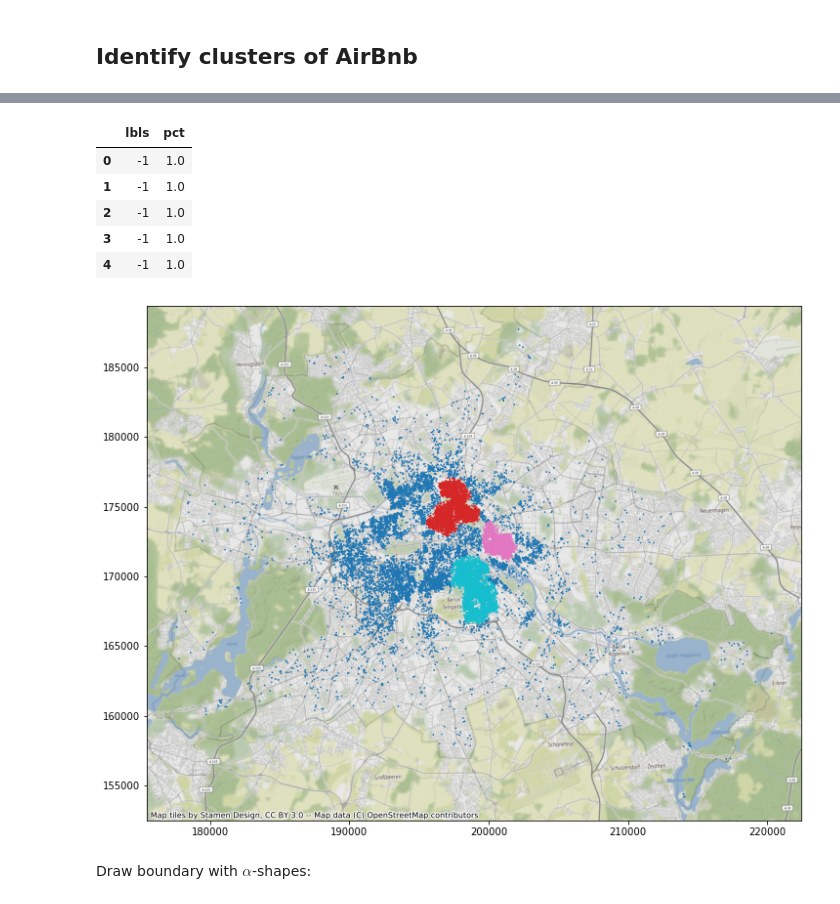
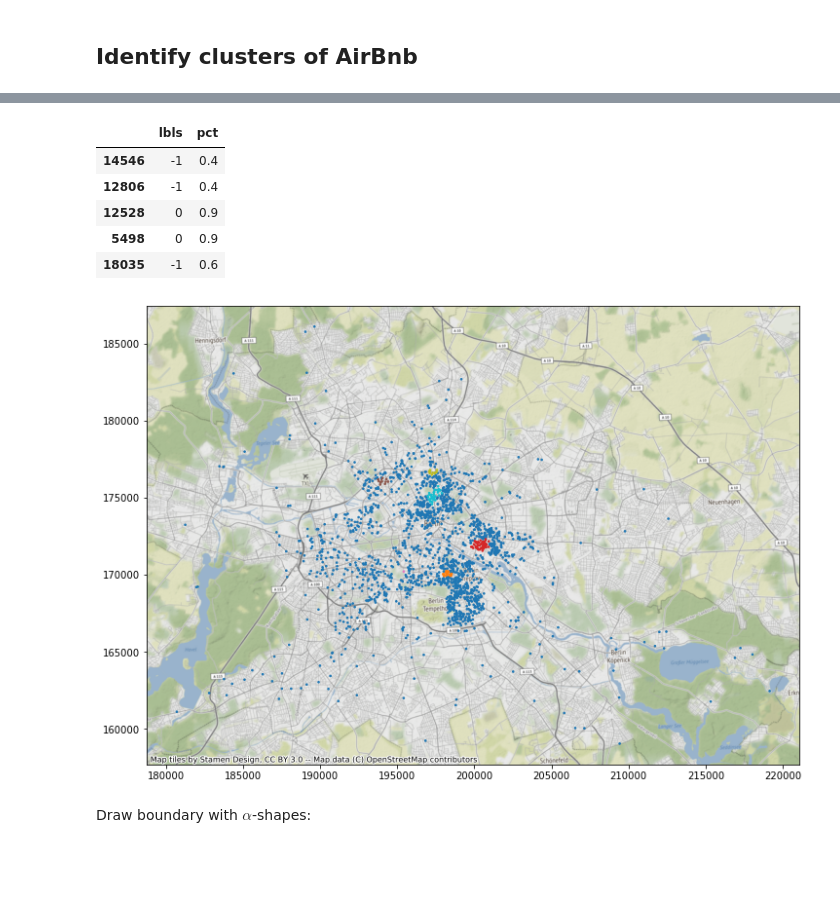
Before and after one commit to pysal/esda, a Jupyter notebook: notebooks/adbscan.ipynb, the cells around one changed output, grey strips where cells are left out. Drawn from its saved outputs; the diff is of its cells as text; code cells hidden in the pictures; blank space fills up the shorter version.

```diff
--- a/notebooks/adbscan.ipynb
+++ b/notebooks/adbscan.ipynb
@@ -27,3 +31,5 @@ tab.head(2)
+# %%
+tab = tab.sample(n=2000, random_state=1234)
 # %% [markdown]
 Convert into a `GeoDataFrame`:
 # %%
@@ -56,6 +62,6 @@ db.shape[0] * 0.01
 # %%
 %%time
 # Get clusters
-adbs = ADBSCAN(500, 200, n_jobs=-1)
+adbs = ADBSCAN(500, 20, reps=10, n_jobs=-1, keep_solus=True)
 adbs.fit(db)
 # %% [output]
@@ -66,21 +72,21 @@ Wall time: 1min 48s
 adbs.votes.head()
 # %% [output]
 |  | lbls | pct |
-| 0 | -1 | 1.0 |
-| 1 | -1 | 1.0 |
-| 2 | -1 | 1.0 |
-| 3 | -1 | 1.0 |
-| 4 | -1 | 1.0 |
+| 14546 | -1 | 0.4 |
+| 12806 | -1 | 0.4 |
+| 12528 | 0 | 0.9 |
+| 5498 | 0 | 0.9 |
+| 18035 | -1 | 0.6 |
 # %%
 ax = db.assign(lbls=adbs.votes["lbls"])\
        .plot(column="lbls",
              categorical=True,
-             markersize=0.5,
+             markersize=2.5,
              figsize=(12, 12)
             )
 cx.add_basemap(ax, crs=db.crs);
 # %% [output]
-[figure, old version]
+[figure, new version]
 # %% [markdown]
 Draw boundary with $\alpha$-shapes:
 # %%
```
Also changed, not shown: parts of 17 cells of this notebook.
